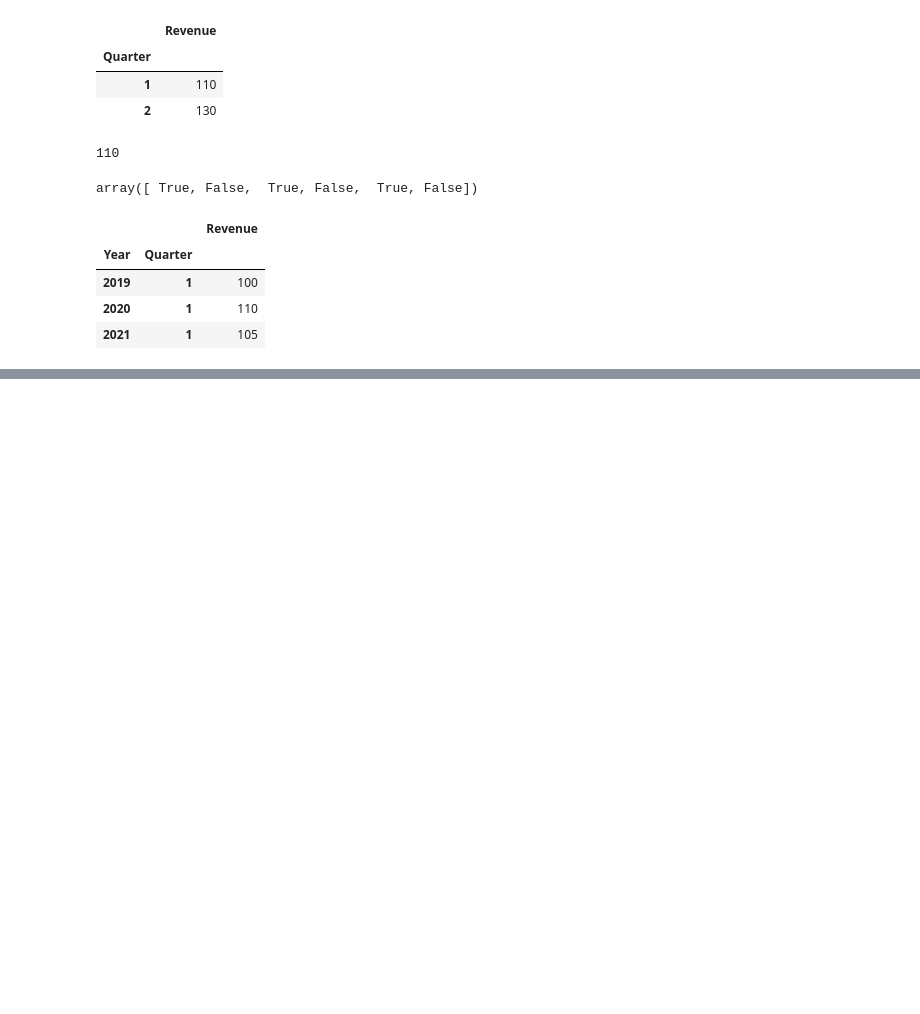
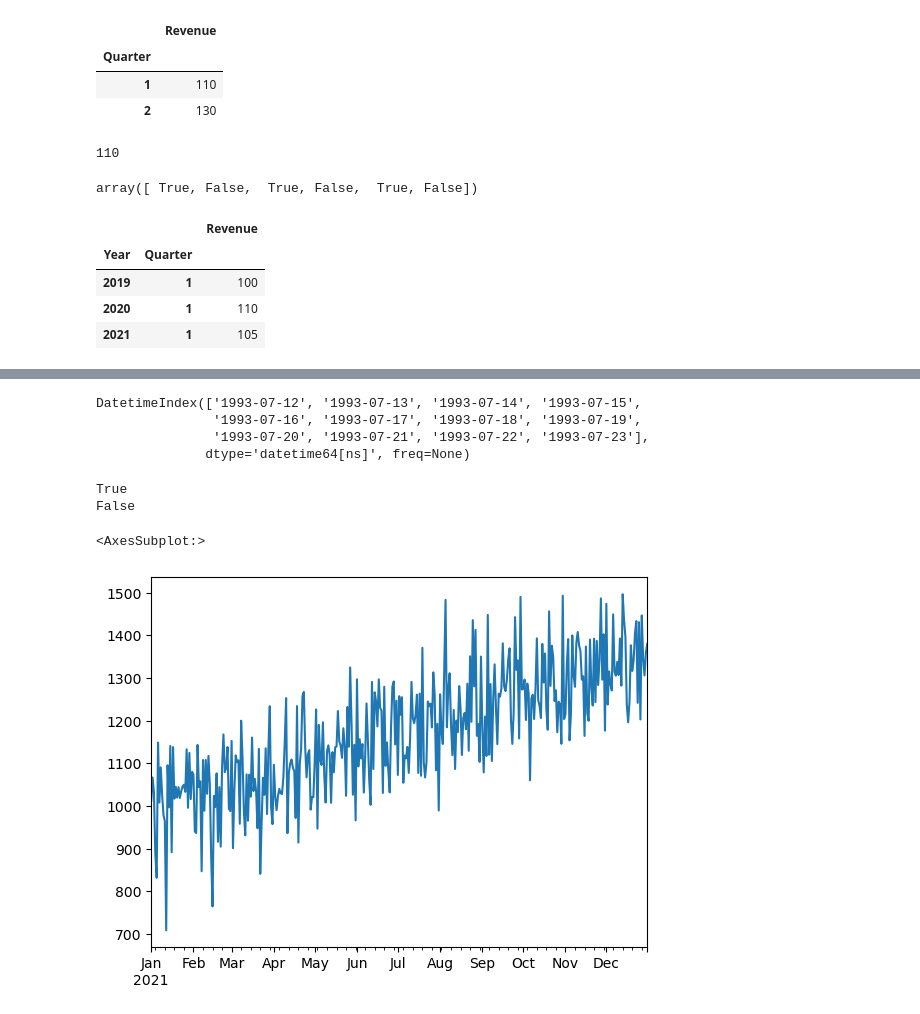
Before and after one commit to timteachingdata/practicalbusinesspython, a Jupyter notebook: slides/Chapter10/02 pandas_advanced.ipynb, the cells around one changed output, grey strips where cells are left out. Saved outputs shown, nothing was run; the diff lists cells and outputs as text; code cells hidden in the pictures; blank space fills up the shorter version.

```diff
--- a/slides/Chapter10/02 pandas_advanced.ipynb
+++ b/slides/Chapter10/02 pandas_advanced.ipynb
@@ -53,0 +828,33 @@ df_multi
+# %%
+date = pd.to_datetime("1993-07-12", format = '%Y-%m-%d')
+# %%
+date + pd.to_timedelta(np.arange(12), 'D')
+# %% [output]
+DatetimeIndex(['1993-07-12', '1993-07-13', '1993-07-14', '1993-07-15',
+               '1993-07-16', '1993-07-17', '1993-07-18', '1993-07-19',
+               '1993-07-20', '1993-07-21', '1993-07-22', '1993-07-23'],
+              dtype='datetime64[ns]', freq=None)
+# %%
+from datetime import datetime
+print(datetime(2020, 1, 1) == pd.to_datetime('2020-01-01'))
+print(datetime(2020, 1, 1) is pd.to_datetime('2020-01-01'))
+# %% [output]
+True
+False
+# %%
+start_val = 1000
+drift = 1
+std = 100
+
+start_date = pd.to_datetime('2021-01-01', format = '%Y-%m-%d')
+time_index = pd.DatetimeIndex(start_date + pd.to_timedelta(np.arange(365), 'D'))
+demand = list()
+for date in time_index:
+    demand.append(np.random.normal(start_val + drift * (date - start_date).days, std))
+
+daily_demand = pd.Series(demand, index = time_index)
+# %%
+daily_demand.plot()
+# %% [output]
+<AxesSubplot:>
+[figure, added]
```
Also changed, not shown: parts of 85 cells of this notebook, 2 other files.
